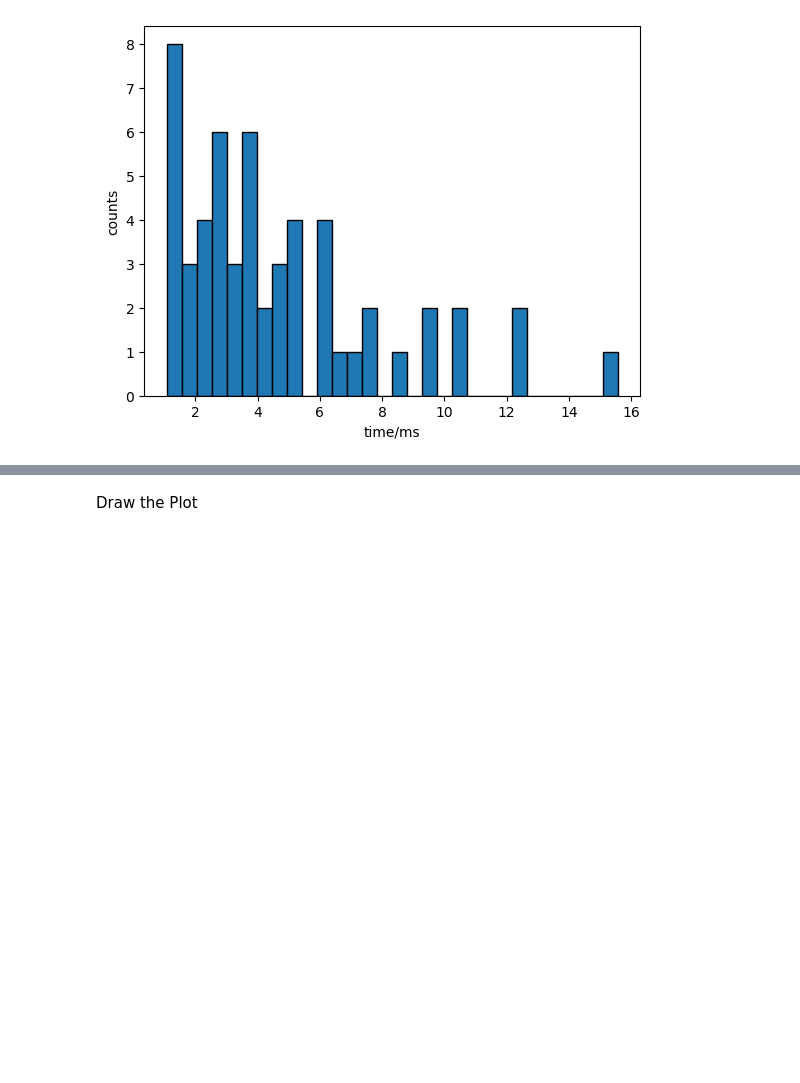
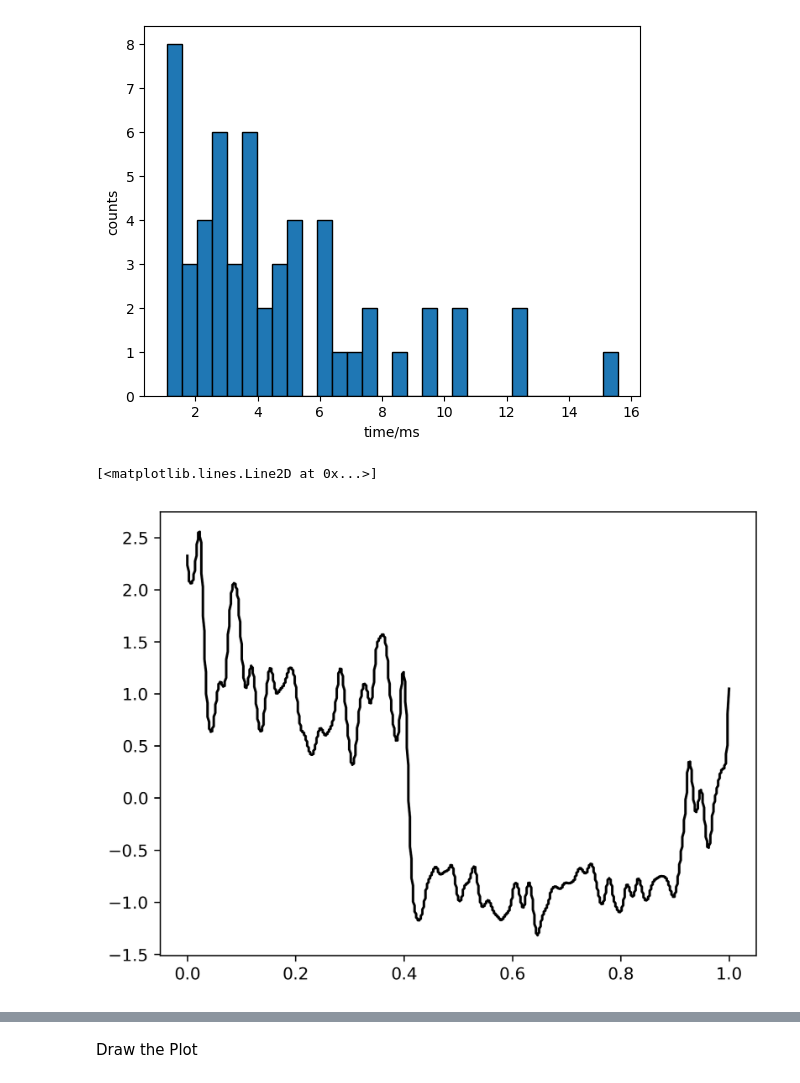
Before and after one commit to GeraldEjSun/DTW_COF_Nanopore, a Jupyter notebook: Plot_Adjustment.ipynb, the cells around one changed output, grey strips where cells are left out. Cells and saved outputs as stored; diff of their text form; code cells hidden in the pictures; blank space fills up the shorter version.

```diff
--- a/Plot_Adjustment.ipynb
+++ b/Plot_Adjustment.ipynb
@@ -262,7 +265,7 @@ dir_new='data_new'
 direction_1='direction_1.xlsx'
 direction_2='direction_2.xlsx'
 # %%
-time_normalized_data_1,selected_signal_index_1=Signal_Processing(os.path.join(current_dir,dir_new,direction_1),upper_lim=2000,lower_lim=100,
+time_normalized_data_1,selected_signal_index_1=Signal_Processing(os.path.join(current_dir,dir_new,direction_1),upper_lim=100000,lower_lim=1,
                                         cut_off_frequency=5,normalization_method='standard',smooth=False,threshold=60)
 # %%
 time_normalized_data_2,selected_signal_index_2=Signal_Processing(os.path.join(current_dir,dir_new,direction_2),upper_lim=2000,lower_lim=100,
@@ -301,6 +304,12 @@ plt.ylabel('counts')
 # %% [output]
 Text(0, 0.5, 'counts')
 [figure]
+# %%
+plt.rcParams['figure.dpi'] = 300
+plt.plot(time_normalized_data_1[51].iloc[:,0],time_normalized_data_1[51].iloc[:,1],color='black')
+# %% [output]
+[<matplotlib.lines.Line2D at 0x...>]
+[figure, added]
 # %%
 aligned_data_unique_1,_=dtw_alignment(time_normalized_data_1,signal_index=selected_signal_index_1,plot_series=True,
                                             plot_alignment=False,show_matrix=True,smooth=False,constraint="sakoe_chiba",
```
Also changed, not shown: parts of 3 cells of this notebook, 36 other files.
